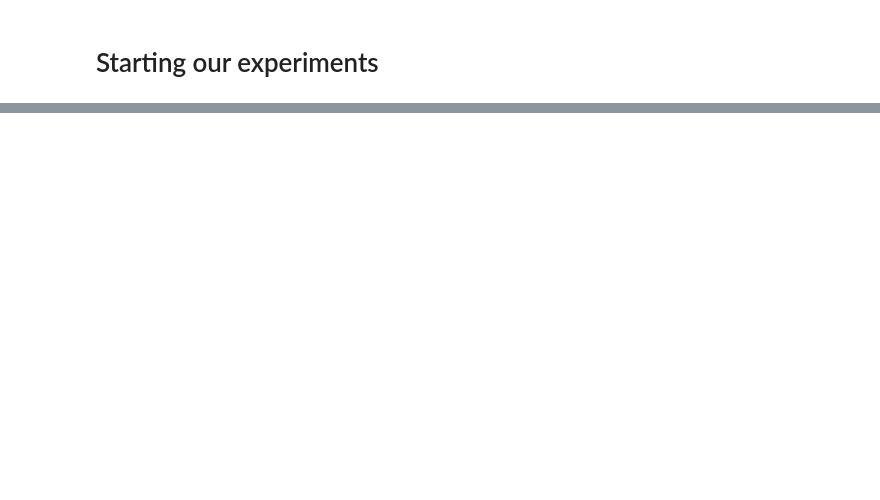
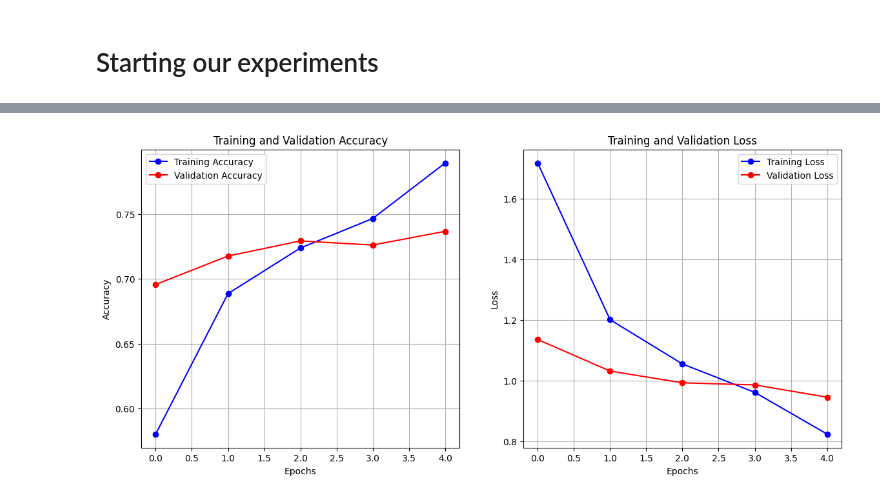
Before and after one commit to HanyAbdelsalam/Food-Vision-app, a Jupyter notebook: training_experiments.ipynb, the cells around one changed output, grey strips where cells are left out. Saved outputs shown, nothing was run; the diff lists cells and outputs as text; code cells hidden in the pictures; blank space fills up the shorter version.

```diff
--- a/training_experiments.ipynb
+++ b/training_experiments.ipynb
@@ -361,0 +384,10 @@ plot_history(history_model_1)
+# %%
+model_2 = build_model(model_name="model_2",
+                      num_classes=len(class_names),
+                      backbone=EfficientNetB0,
+                      with_data_aug=False,
+                      normalize=False,
+                      add_bottleneck_layer=False,
+                      with_regularization_and_dropout=False,
+                      use_transfer_learning=True)
+model_2.summary()
@@ -361,0 +412,9 @@ plot_history(history_model_1)
+# %%
+history_model_2_feature_extraction = model_2.fit(train_data,
+                              epochs=5,
+                              steps_per_epoch=len(train_data),
+                              validation_data=test_data,
+                              validation_steps=int(0.15*len(test_data)),
+                              callbacks=prepare_callbacks(checkpoint_name="feature_extraction_model_2",
+                                                          logs_name="feature_extraction_model_2")
+                              )
@@ -361,0 +441,2 @@ plot_history(history_model_1)
+# %%
+save_training_history(history_model_2_feature_extraction, "model_2_feature_extraction")
@@ -361,0 +451,4 @@ plot_history(history_model_1)
+# %%
+plot_history(history_model_2_feature_extraction)
+# %% [output]
+[figure, added]
```
Also changed, not shown: parts of 56 cells of this notebook, 40 other files.
